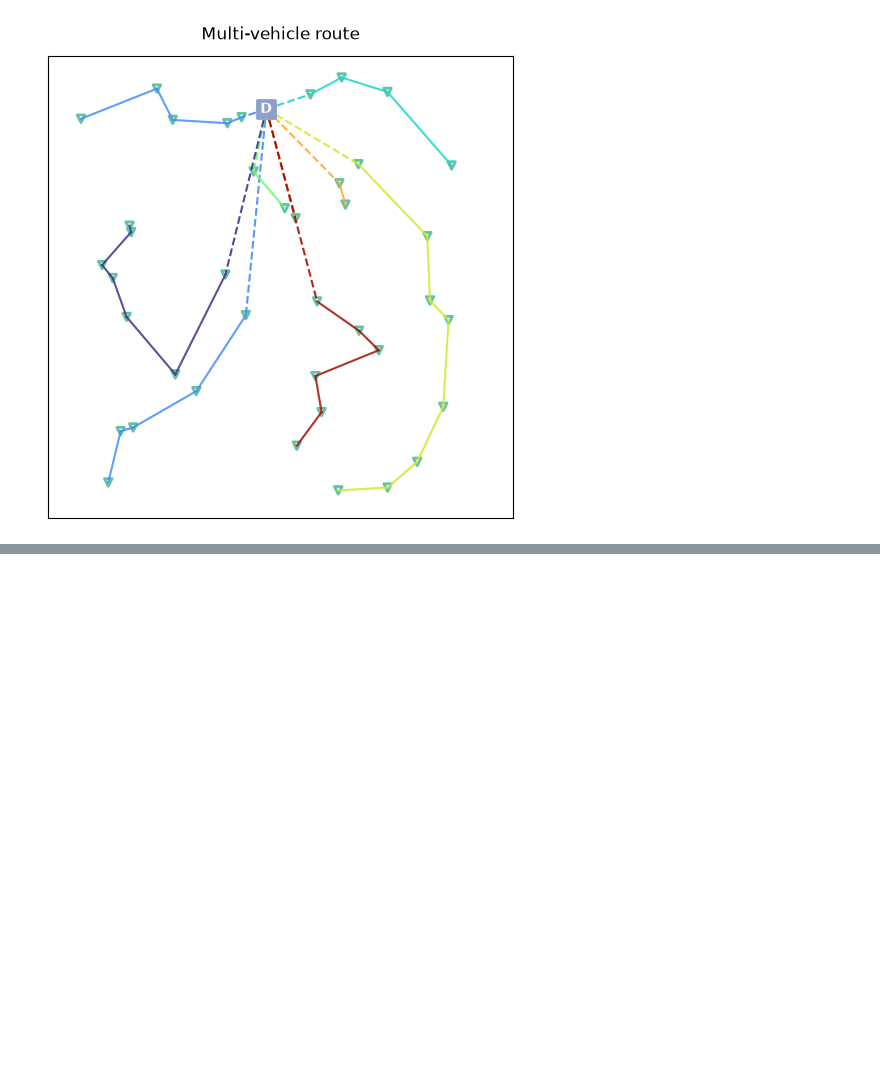
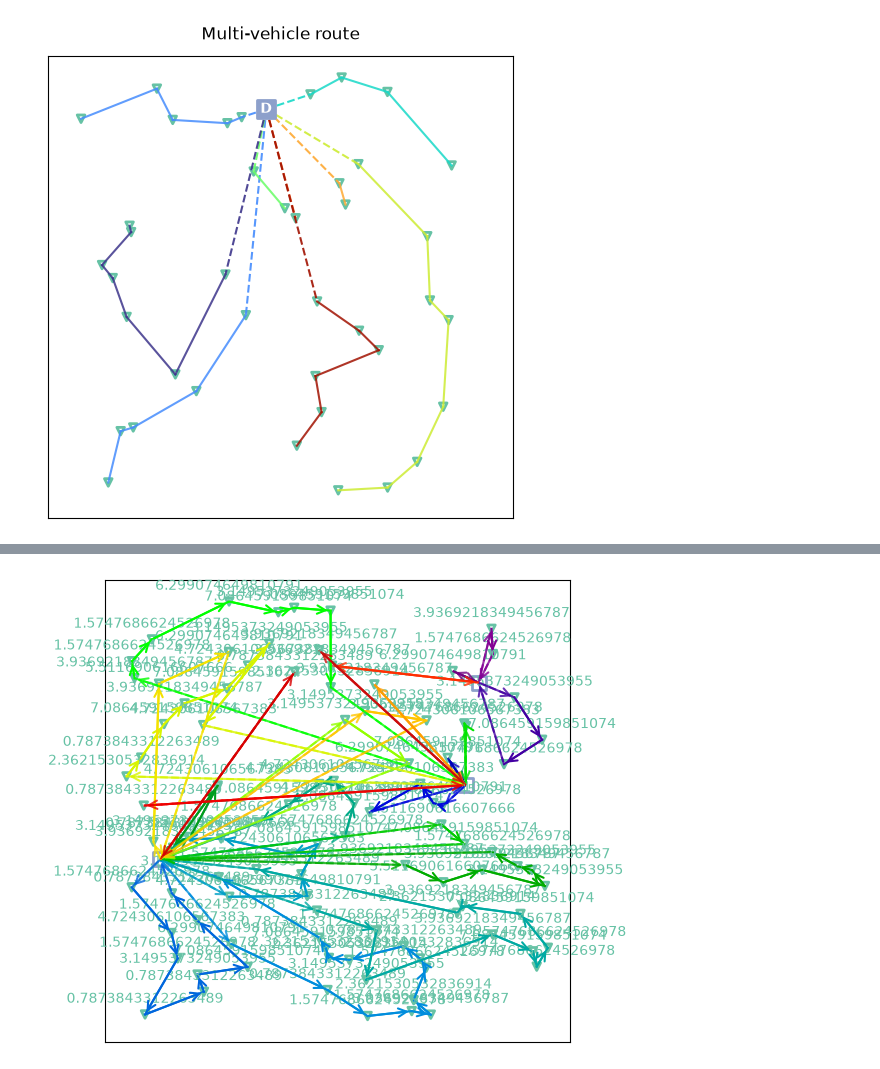
Before and after one commit to PabloR0driguez/routefinder, a Jupyter notebook: Baselines_Runner_Colab.ipynb, the cells around one changed output, grey strips where cells are left out. Saved outputs shown, nothing was run; the diff lists cells and outputs as text; code cells hidden in the pictures; blank space fills up the shorter version.

```diff
--- a/Baselines_Runner_Colab.ipynb
+++ b/Baselines_Runner_Colab.ipynb
@@ -441,0 +547,6 @@ display(Image(filename="/content/routefinder/multivehicle_route.png"))
+# %%
+from IPython.display import Image, display
+
+display(Image(filename="multidepot_multivehicle_route_cvrp.png"))
+# %% [output]
+[figure, added]
```
Also changed, not shown: parts of 12 cells of this notebook, 14 other files.
